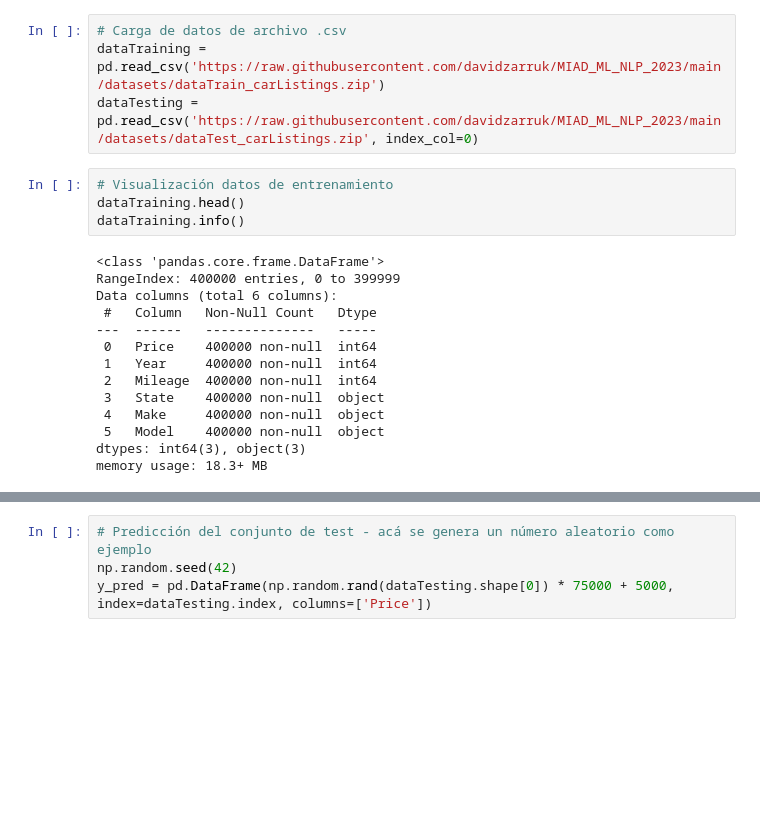
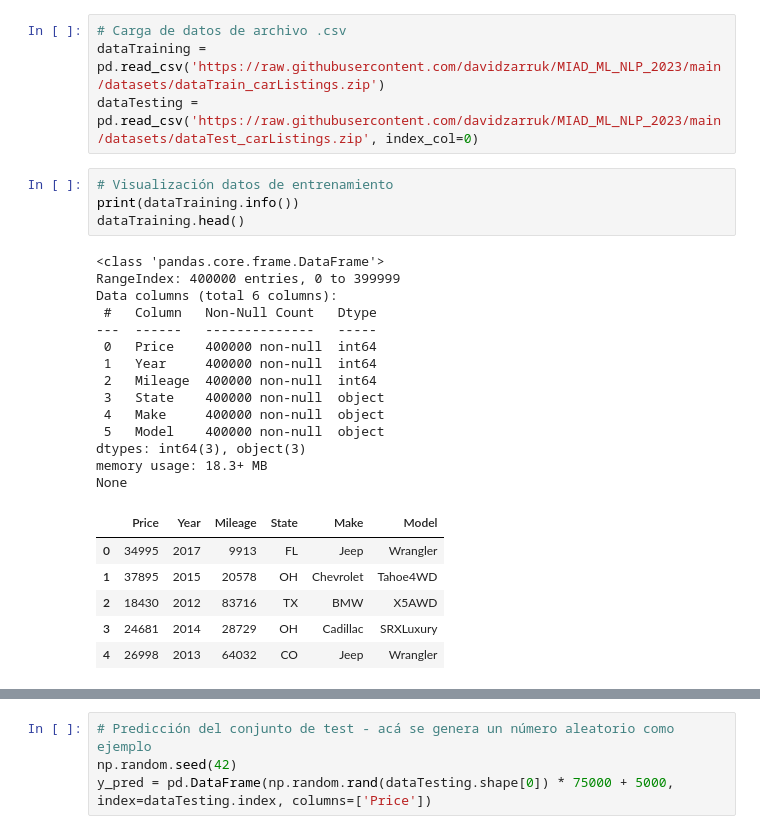
Before and after one commit to jhermoher/MIAD_NLP_2024, a Jupyter notebook: Semana 3/S3P1_proyecto1.ipynb, the cells around one changed output, grey strips where cells are left out. Saved outputs shown, nothing was run; the diff lists cells and outputs as text; blank space fills up the shorter version.

```diff
--- a/Semana 3/S3P1_proyecto1.ipynb
+++ b/Semana 3/S3P1_proyecto1.ipynb
@@ -32,21 +46,28 @@ dataTraining = pd.read_csv('https://raw.githubusercontent.com/davidzarruk/MIAD_M
 dataTesting = pd.read_csv('https://raw.githubusercontent.com/davidzarruk/MIAD_ML_NLP_2023/main/datasets/dataTest_carListings.zip', index_col=0)
 # %%
 # Visualización datos de entrenamiento
+print(dataTraining.info())
 dataTraining.head()
-dataTraining.info()
 # %% [output]
 <class 'pandas.core.frame.DataFrame'>
 RangeIndex: 400000 entries, 0 to 399999
 Data columns (total 6 columns):
  #   Column   Non-Null Count   Dtype
 ---  ------   --------------   -----
  0   Price    400000 non-null  int64
  1   Year     400000 non-null  int64
  2   Mileage  400000 non-null  int64
  3   State    400000 non-null  object
  4   Make     400000 non-null  object
  5   Model    400000 non-null  object
 dtypes: int64(3), object(3)
 memory usage: 18.3+ MB
+None
+|  | Price | Year | Mileage | State | Make | Model |
+| 0 | 34995 | 2017 | 9913 | FL | Jeep | Wrangler |
+| 1 | 37895 | 2015 | 20578 | OH | Chevrolet | Tahoe4WD |
+| 2 | 18430 | 2012 | 83716 | TX | BMW | X5AWD |
+| 3 | 24681 | 2014 | 28729 | OH | Cadillac | SRXLuxury |
+| 4 | 26998 | 2013 | 64032 | CO | Jeep | Wrangler |
 # %%
 # Visualización datos de test
```
Also changed, not shown: parts of 23 cells of this notebook, 4 other files.
